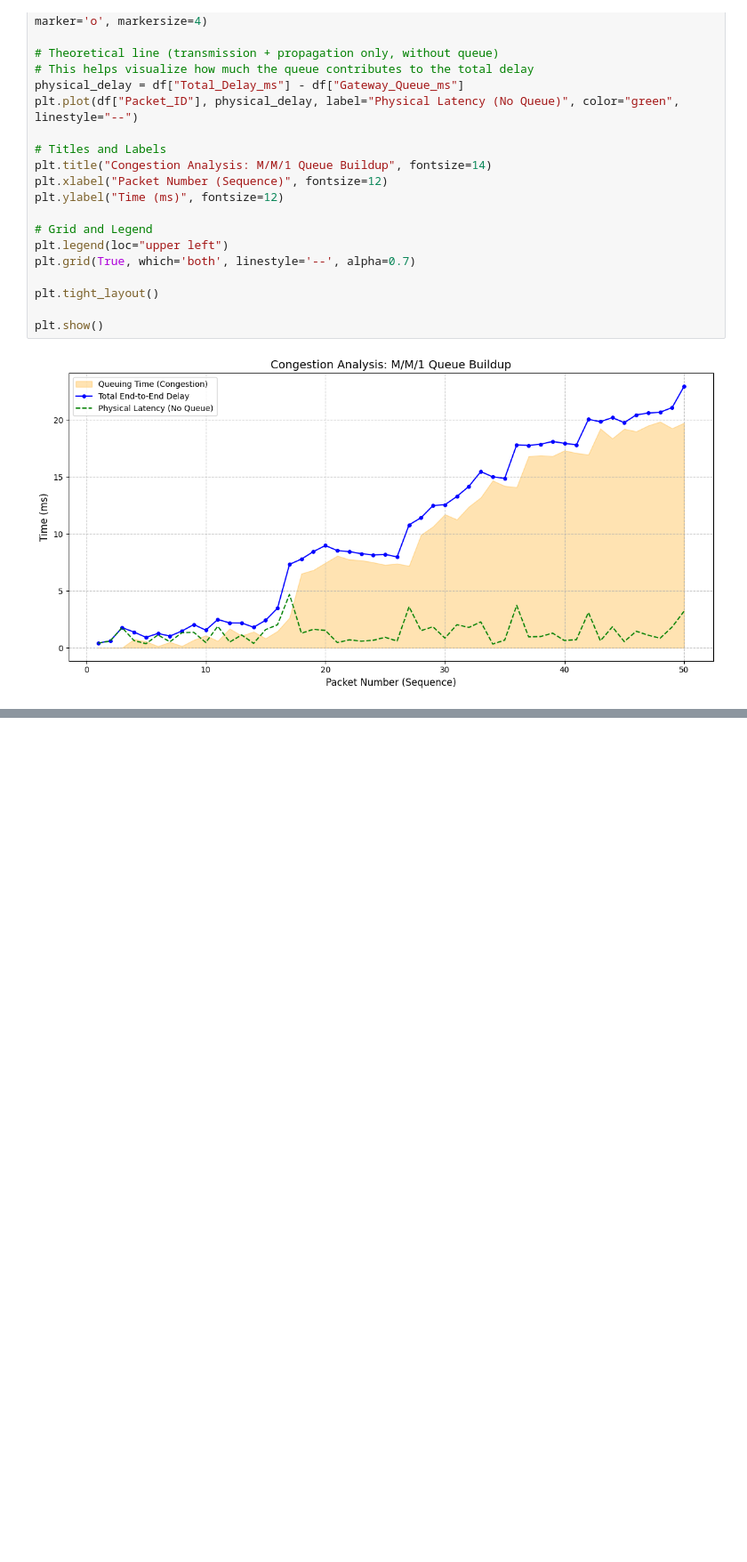
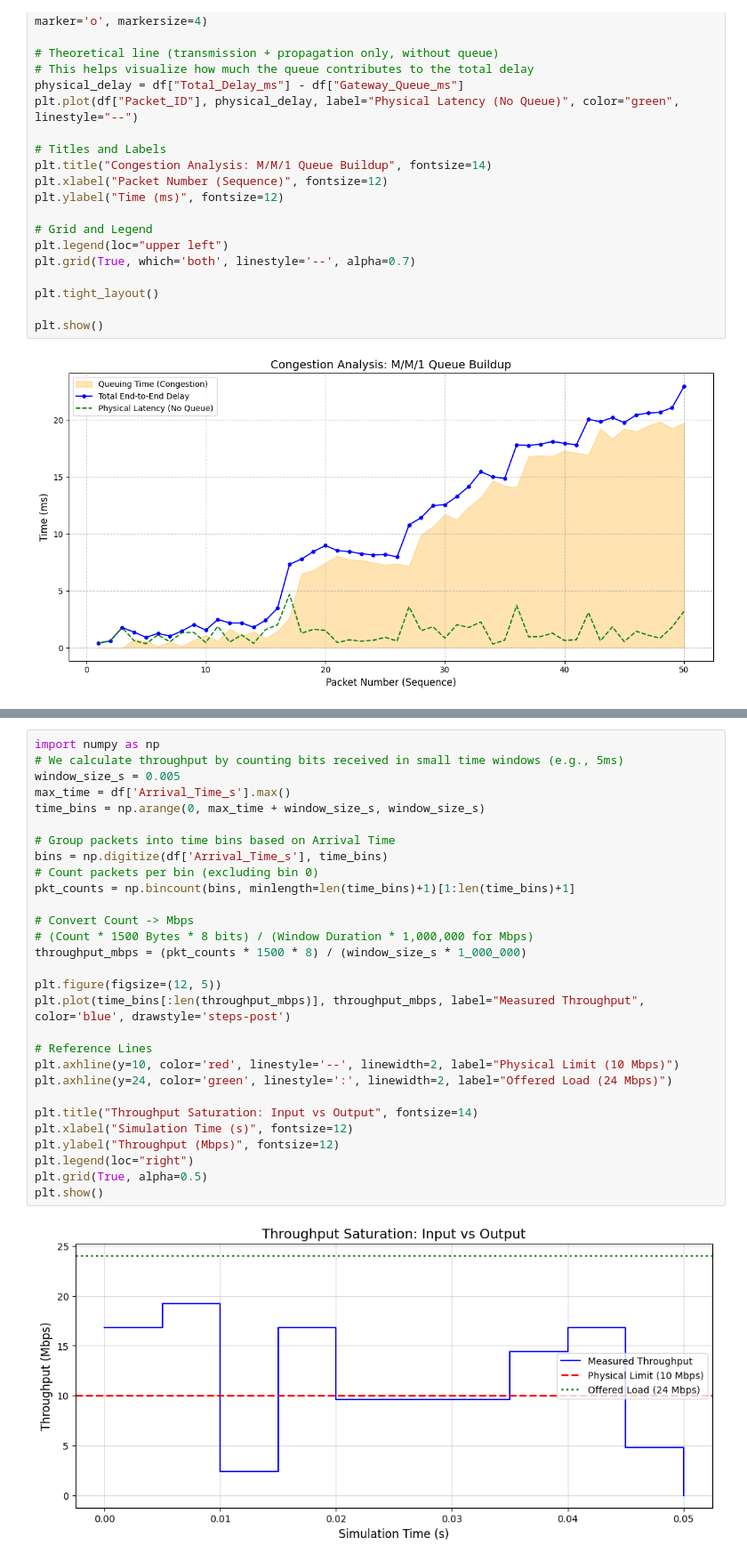
Before and after one commit to DadeOrsu/eclypse-plus-net, a Jupyter notebook: NetworkExtension/demo.ipynb, the cells around one changed output, grey strips where cells are left out. Shown at 89% size. Saved outputs shown, nothing was run; the diff lists cells and outputs as text; blank space fills up the shorter version.

```diff
--- a/NetworkExtension/demo.ipynb
+++ b/NetworkExtension/demo.ipynb
@@ -205,0 +222,31 @@ The theoretical calculation predicts that, in the absence of stochastic variabil
+# %%
+import numpy as np
+# We calculate throughput by counting bits received in small time windows (e.g., 5ms)
+window_size_s = 0.005
+max_time = df['Arrival_Time_s'].max()
+time_bins = np.arange(0, max_time + window_size_s, window_size_s)
+
+# Group packets into time bins based on Arrival Time
+bins = np.digitize(df['Arrival_Time_s'], time_bins)
+# Count packets per bin (excluding bin 0)
+pkt_counts = np.bincount(bins, minlength=len(time_bins)+1)[1:len(time_bins)+1]
+
+# Convert Count -> Mbps
+# (Count * 1500 Bytes * 8 bits) / (Window Duration * 1,000,000 for Mbps)
+throughput_mbps = (pkt_counts * 1500 * 8) / (window_size_s * 1_000_000)
+
+plt.figure(figsize=(12, 5))
+plt.plot(time_bins[:len(throughput_mbps)], throughput_mbps, label="Measured Throughput", color='blue', drawstyle='steps-post')
+
+# Reference Lines
+plt.axhline(y=10, color='red', linestyle='--', linewidth=2, label="Physical Limit (10 Mbps)")
+plt.axhline(y=24, color='green', linestyle=':', linewidth=2, label="Offered Load (24 Mbps)")
+
+plt.title("Throughput Saturation: Input vs Output", fontsize=14)
+plt.xlabel("Simulation Time (s)", fontsize=12)
+plt.ylabel("Throughput (Mbps)", fontsize=12)
+plt.legend(loc="right")
+plt.grid(True, alpha=0.5)
+plt.show()
+# %% [output]
+[figure, added]
```
Also changed, not shown: parts of 7 cells of this notebook.
